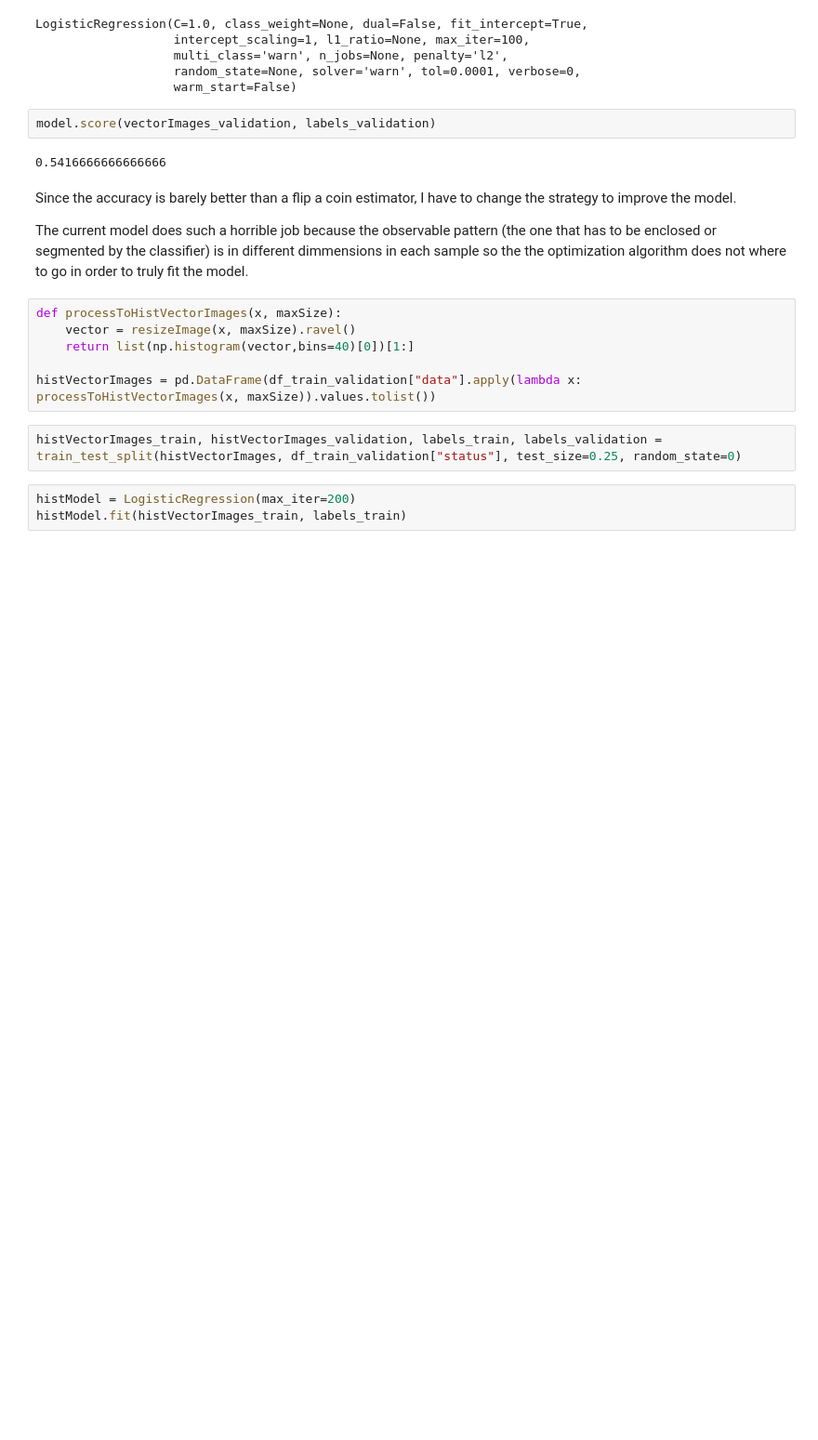
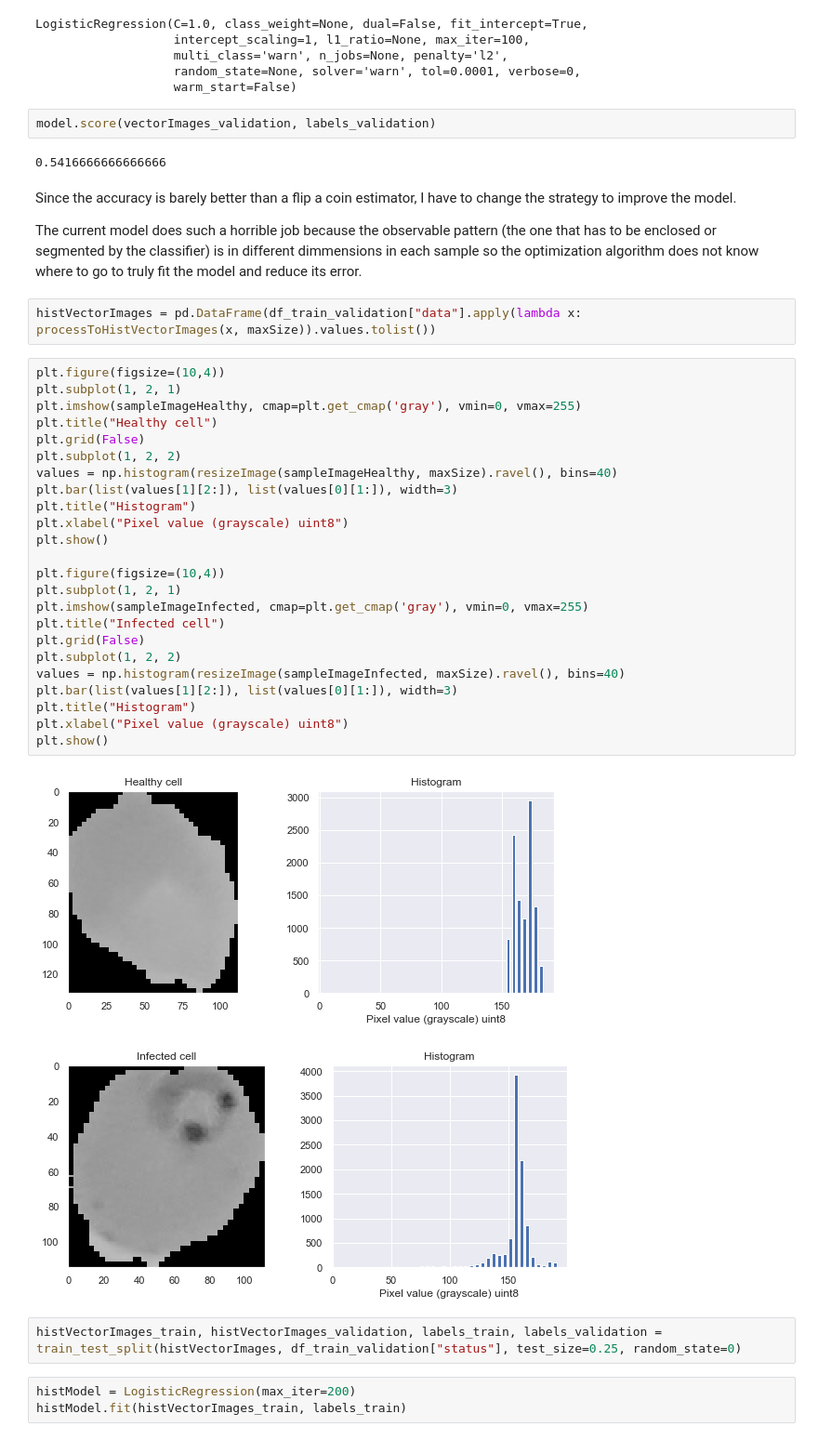
Before and after one commit to hugounavez/malariaImagesDetectionClassifier, a Jupyter notebook: Malaria Classification Problem.ipynb, the cells around one changed output. Shown: that part at 93% size. Cells and saved outputs as stored; diff of their text form; blank space fills up the shorter version.

```diff
--- a/Malaria Classification Problem.ipynb
+++ b/Malaria Classification Problem.ipynb
@@ -108,14 +148,36 @@ model.score(vectorImages_validation, labels_validation)
 Since the accuracy is barely better than a flip a coin estimator, I have to change the strategy to improve the model.
 
 The current model does such a horrible job because the observable pattern (the one that has to be enclosed or segmented
-by the classifier) is in different dimmensions in each sample so the the optimization algorithm does not where to go
-in order to truly fit the model.
+by the classifier) is in different dimmensions in each sample so the optimization algorithm does not know where to go to truly fit the model and reduce its error.
 # %%
-def processToHistVectorImages(x, maxSize):
-    vector = resizeImage(x, maxSize).ravel()
-    return list(np.histogram(vector,bins=40)[0])[1:]
-
 histVectorImages = pd.DataFrame(df_train_validation["data"].apply(lambda x: processToHistVectorImages(x, maxSize)).values.tolist())
+# %%
+plt.figure(figsize=(10,4))
+plt.subplot(1, 2, 1)
+plt.imshow(sampleImageHealthy, cmap=plt.get_cmap('gray'), vmin=0, vmax=255)
+plt.title("Healthy cell")
+plt.grid(False)
+plt.subplot(1, 2, 2)
+values = np.histogram(resizeImage(sampleImageHealthy, maxSize).ravel(), bins=40)
+plt.bar(list(values[1][2:]), list(values[0][1:]), width=3)
+plt.title("Histogram")
+plt.xlabel("Pixel value (grayscale) uint8")
+plt.show()
+
+plt.figure(figsize=(10,4))
+plt.subplot(1, 2, 1)
+plt.imshow(sampleImageInfected, cmap=plt.get_cmap('gray'), vmin=0, vmax=255)
+plt.title("Infected cell")
+plt.grid(False)
+plt.subplot(1, 2, 2)
+values = np.histogram(resizeImage(sampleImageInfected, maxSize).ravel(), bins=40)
+plt.bar(list(values[1][2:]), list(values[0][1:]), width=3)
+plt.title("Histogram")
+plt.xlabel("Pixel value (grayscale) uint8")
+plt.show()
+# %% [output]
+[figure, added]
+[figure, added]
 # %%
 histVectorImages_train, histVectorImages_validation, labels_train, labels_validation = train_test_split(histVectorImages, df_train_validation["status"], test_size=0.25, random_state=0)
 # %%
```
Also changed, not shown: parts of 13 cells of this notebook, 1 other file.
